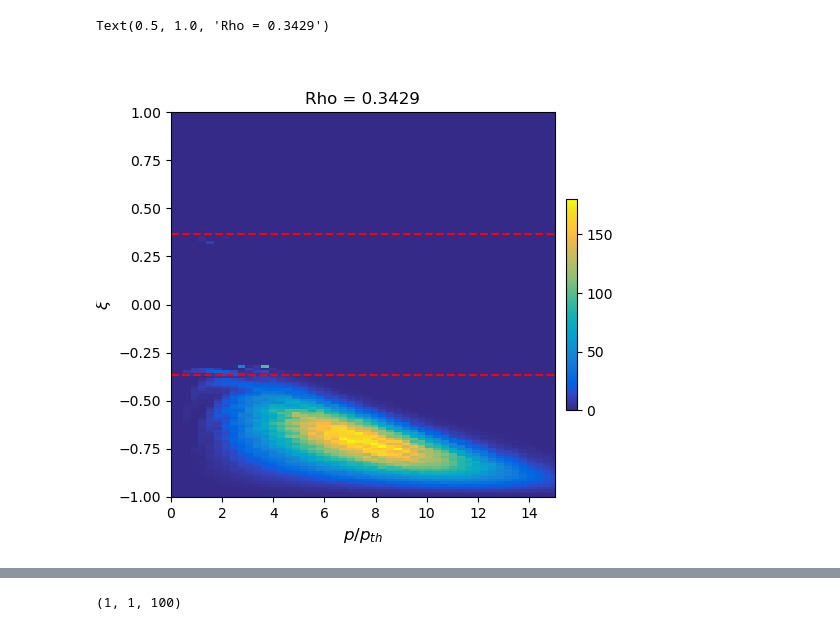
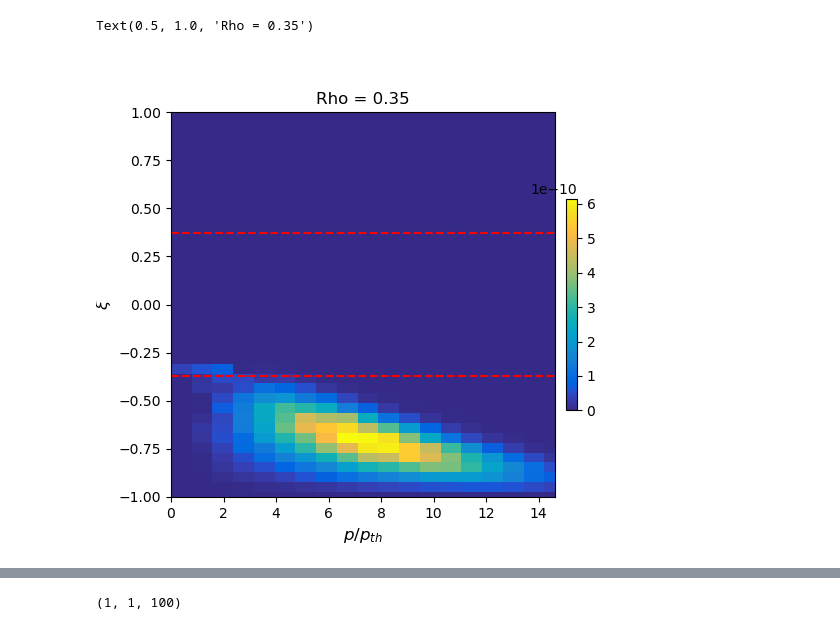
Before and after one commit to EwoutDevlaminck/WKBacca_QL, a Jupyter notebook: Analysis.ipynb, the cells around one changed output, grey strips where cells are left out. Drawn from its saved outputs; the diff is of its cells as text; code cells hidden in the pictures.

```diff
--- a/Analysis.ipynb
+++ b/Analysis.ipynb
@@ -64,17 +64,34 @@ filename = '/home/devlamin/Documents/WKBeam_related/WKBacca_QL/QL_bounce_TCV7430
 file = h5py.File(filename, 'r')
 # Read the data
 
-QL_bounce_nofluct = file['DRF0_wh'][()]
+# Select the wanted grid
+grid = 'hw'
+dataname = 'DRF0_' + grid
+
+QL_bounce_nofluct = file[dataname][()]
+print(QL_bounce_nofluct.shape)
+QL_bounce_nofluct = np.sum(QL_bounce_nofluct, axis=-1)
 psi = file['psi'][()]
 theta = file['theta'][()]
+p_norm = file['p_norm'][()]
 ksi0 = file['ksi0'][()][()]
+harmonics = file['harmonics'][()]
 
-ksi0_h = 0.5 * (ksi0[1:] + ksi0[:-1])
+if grid == 'wh':
+    p_norm = p_norm
+    ksi0 = 0.5 * (ksi0[1:] + ksi0[:-1])
+    Trapksi0 = file['Trapksi0_h'][()]
+elif grid == 'hh':
+    p_norm = 0.5 * (p_norm[1:] + p_norm[:-1])
+    ksi0 = 0.5 * (ksi0[1:] + ksi0[:-1])
+    Trapksi0 = file['Trapksi0_h'][()]
+else:
+    p_norm = 0.5 * (p_norm[1:] + p_norm[:-1])
+    ksi0 = ksi0
+    Trapksi0 = file['Trapksi0_w'][()]
 
-p_norm = file['p_norm'][()]
 p_max = np.max(p_norm)
 rho_max = np.max(np.sqrt(psi))
 
-Trapksi0_h = file['Trapksi0_h'][()]
 
 h5py.File.close(file)
@@ -85,5 +104,5 @@ np.nanmax(QL_bounce_nofluct)
 # %%
-Pnorm, Ksi0 = np.meshgrid(p_norm, ksi0_h)
+Pnorm, Ksi0 = np.meshgrid(p_norm, ksi0)
 
 Ppar, Pper = Pnorm*Ksi0, Pnorm*np.sqrt(1-Ksi0**2)
 
@@ -91,7 +110,7 @@ PPAR = np.tile(Ppar, (len(psi), 1, 1))
 PPER = np.tile(Pper, (len(psi), 1, 1))
 KSI0 = np.tile(Ksi0, (len(psi), 1, 1))
 
-RHO = np.tile(np.sqrt(psi.T), (len(p_norm), len(ksi0_h), 1)).T
+RHO = np.tile(np.sqrt(psi.T), (len(p_norm), len(ksi0), 1)).T
 
 QL_bounce_nofluct = np.transpose(QL_bounce_nofluct, (0, 2, 1))
 
@@ -129,7 +148,14 @@ plt.show()
 max_QL = np.nanmax(QL_bounce_nofluct)
 print(np.where(QL_bounce_nofluct == max_QL))
 QL_bounce_nofluct = np.where(np.isnan(QL_bounce_nofluct), 0, QL_bounce_nofluct)
-#QL_bounce_nofluct = np.where(QL_bounce_nofluct > 4e-8, 0, QL_bounce_nofluct)
+QL_bounce_nofluct = np.where(QL_bounce_nofluct > 1e-7, 0, QL_bounce_nofluct)
 
 print(max_QL)
+
+plt.figure()
+plt.plot(np.sqrt(psi),np.nanmax(QL_bounce_nofluct, axis=(1, 2)))
+
+#plt.yscale('log')
+plt.xlim(0, rho_max)
+plt.show()
 # %% [output]
@@ -150,26 +177,26 @@ PPER_present_nofluct = PPER[QL_bounce_nofluct>Lowerbound]
 # %%
 plt.figure(figsize=(6, 5))
 ax = plt.subplot(111)
 QL_bounce_nofluct = np.where(QL_bounce_nofluct<Lowerbound, 0, QL_bounce_nofluct)
-i = 8
+i = 0
 fig = ax.pcolormesh(Pnorm, Ksi0, QL_bounce_nofluct[i], cmap=parula_map)#, norm=LogNorm())
 #fig = ax.contourf(Pnorm, Ksi, QL_bounce_nofluct[i], levels=100, cmap=parula_map)#, norm=LogNorm(1e-4, 1e0))
 
 #fig = plt.contourf(PPAR[i], PPER[i], QL_bounce[i], cmap=parula_map, norm=LogNorm(),levels=np.logspace(-3, 0, 100))
 colorbar = plt.colorbar(fig, orientation='vertical', pad=.025, shrink=.55)
 #colorbar.set_label(label=r'$D^{EC,0}_{n=2,3}$ [A.U.]', size=10)
 #plt.contour(PPAR[i], PPER[i], Pnorm, levels=[10, 20, 29.99], colors='black', linestyles='dashed', linewidths=0.8)
 #plt.annotate(r'n=2', xy=(3, 1), xytext=(7, 2), textcoords='offset points', fontsize=12)
 #plt.annotate(r'n=3', xy=(13, 16), xytext=(7, 2), textcoords='offset points', fontsize=12)
 
-ax.axhline(Trapksi0_h[i], color='r', linestyle='--')
-ax.axhline(-Trapksi0_h[i], color='r', linestyle='--')
+ax.axhline(Trapksi0[i], color='r', linestyle='--')
+ax.axhline(-Trapksi0[i], color='r', linestyle='--')
 ax.set_xlabel(r'$p/p_{th}$', size=12)
 ax.set_ylabel(r'$\xi$', size=12)
 ax.set_ylim(-1, 1)
 ax.set_xlim(0, p_max)
 ax.set_title(f'Rho = {np.sqrt(psi[i])}')
 # %% [output]
-Text(0.5, 1.0, 'Rho = 0.3429')
+Text(0.5, 1.0, 'Rho = 0.35')
-[figure, old version]
+[figure, new version]
 # %%
```
Also changed, not shown: parts of 12 cells of this notebook, 3 other files.
